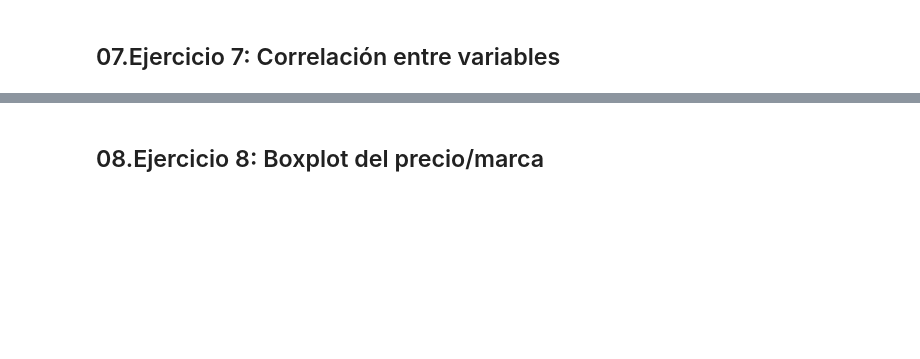
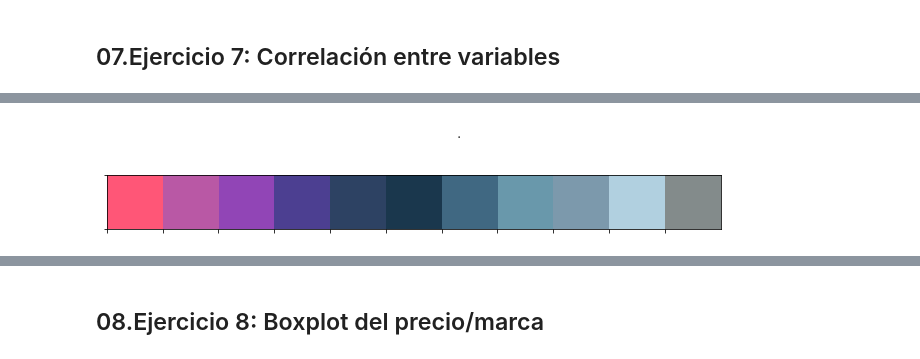
Before and after one commit to AlvaroSimonMerino/TrainingPython, a Jupyter notebook: 01_Python/01_PracticaPython/02_Codigo/PracticaPython_POCD.ipynb, the cells around one changed output, grey strips where cells are left out. Drawn from its saved outputs; the diff is of its cells as text; code cells hidden in the pictures; blank space fills up the shorter version.

```diff
--- a/01_Python/01_PracticaPython/02_Codigo/PracticaPython_POCD.ipynb
+++ b/01_Python/01_PracticaPython/02_Codigo/PracticaPython_POCD.ipynb
@@ -807,0 +846,11 @@ br_df.sum("Selling Price").sort_values("Selling Price", ascending = False)
+# %% [markdown]
+                                                .
+# %%
+# Ahora vamos a probar a representarla usando algunos gráficos de la librería seaborn
+# Primero vamos a crear una paleta de colores personalizada para nuestros gráficos
+colors = ["#FF5677","#B958A5","#9145B6","#4C3F91","#2D4263","#1A374D","#406882","#6998AB","#7C99AC","#B1D0E0","#838B8B"]
+palette = sns.color_palette(palette = colors)
+sns.palplot(palette, size =1)
+plt.show()
+# %% [output]
+[figure, added]
```
Also changed, not shown: parts of 115 cells of this notebook.
